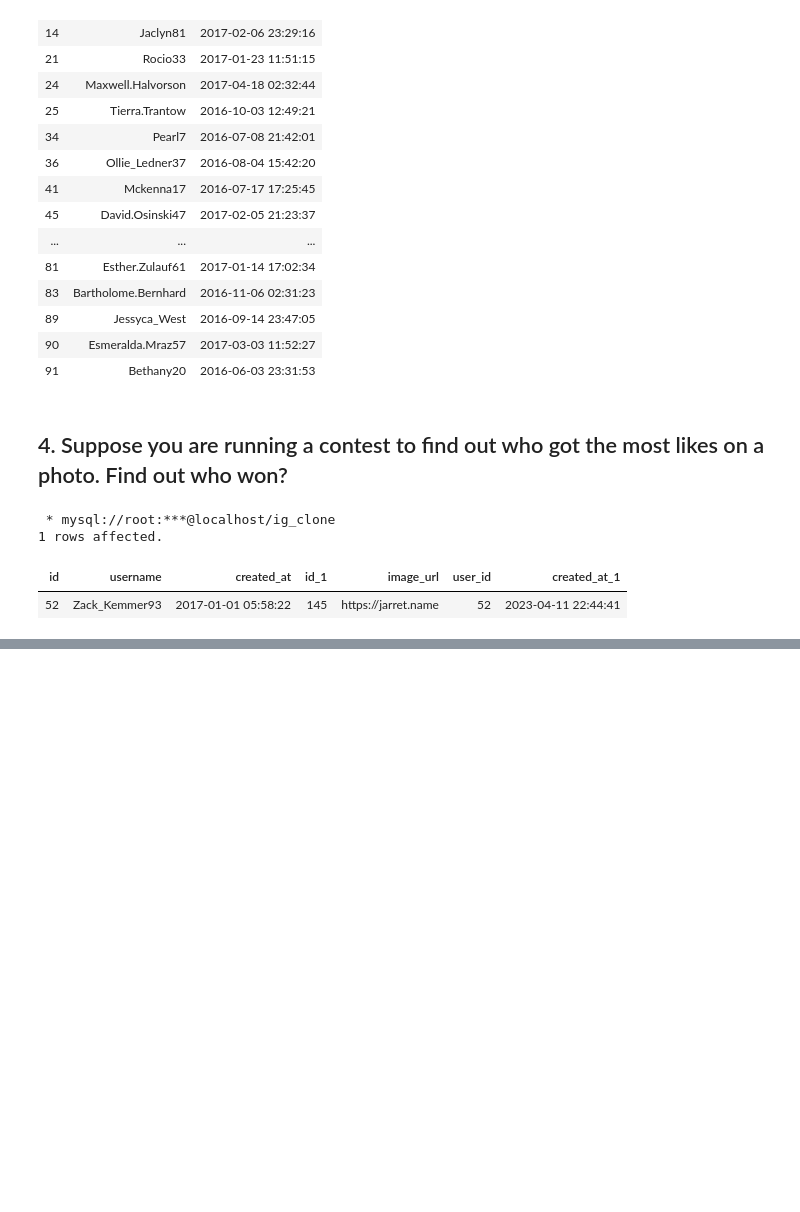
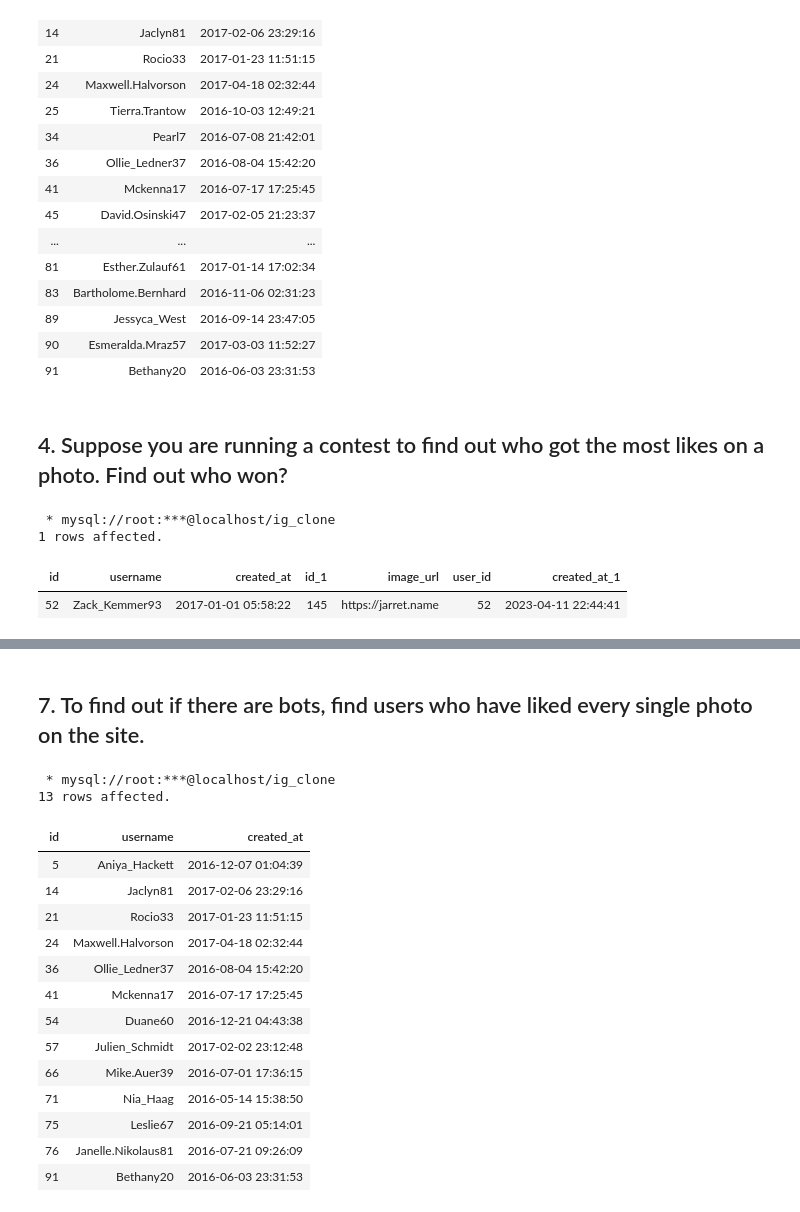
Before and after one commit to Sanjaykmrjnv/Instagram-Clone-Database-Analysis, a Jupyter notebook: Instagram Clone Database Analysis.ipynb, the cells around one changed output, grey strips where cells are left out. Cells and saved outputs as stored; diff of their text form; code cells hidden in the pictures; blank space fills up the shorter version.

```diff
--- a/Instagram Clone Database Analysis.ipynb
+++ b/Instagram Clone Database Analysis.ipynb
@@ -109,0 +173,24 @@ group by photo_id order by count(user_id)desc limit 1);
+# %% [markdown]
+## 7. To find out if there are bots, find users who have liked every single photo on the site.
+# %%
+%%sql
+select * from users
+ where id in (select user_id from likes
+  group by user_id having count(photo_id) =(select count(id) from photos))
+# %% [output]
+ * mysql://root:***@localhost/ig_clone
+13 rows affected.
+| id | username | created_at |
+| 5 | Aniya_Hackett | 2016-12-07 01:04:39 |
+| 14 | Jaclyn81 | 2017-02-06 23:29:16 |
+| 21 | Rocio33 | 2017-01-23 11:51:15 |
+| 24 | Maxwell.Halvorson | 2017-04-18 02:32:44 |
+| 36 | Ollie_Ledner37 | 2016-08-04 15:42:20 |
+| 41 | Mckenna17 | 2016-07-17 17:25:45 |
+| 54 | Duane60 | 2016-12-21 04:43:38 |
+| 57 | Julien_Schmidt | 2017-02-02 23:12:48 |
+| 66 | Mike.Auer39 | 2016-07-01 17:36:15 |
+| 71 | Nia_Haag | 2016-05-14 15:38:50 |
+| 75 | Leslie67 | 2016-09-21 05:14:01 |
+| 76 | Janelle.Nikolaus81 | 2016-07-21 09:26:09 |
+| 91 | Bethany20 | 2016-06-03 23:31:53 |
```
Also changed, not shown: parts of 11 cells of this notebook.
